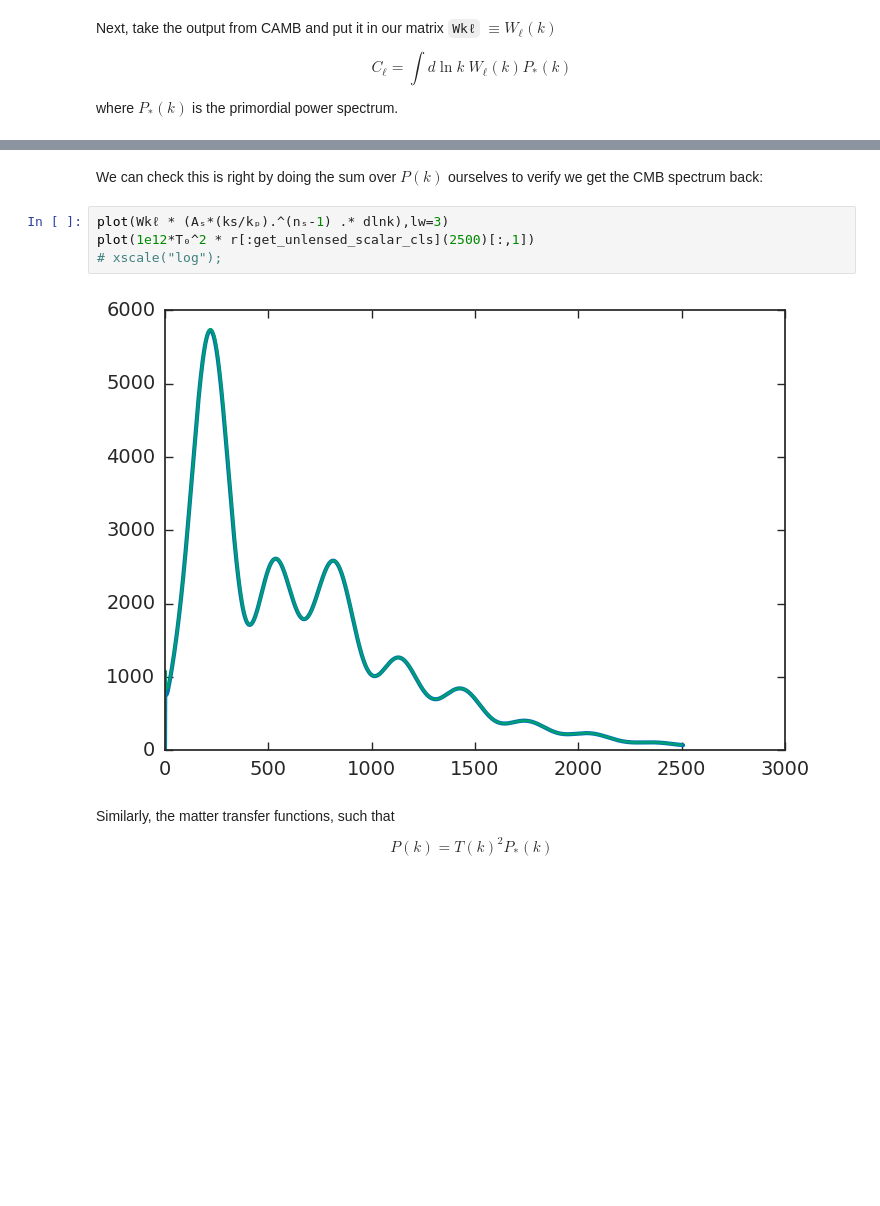
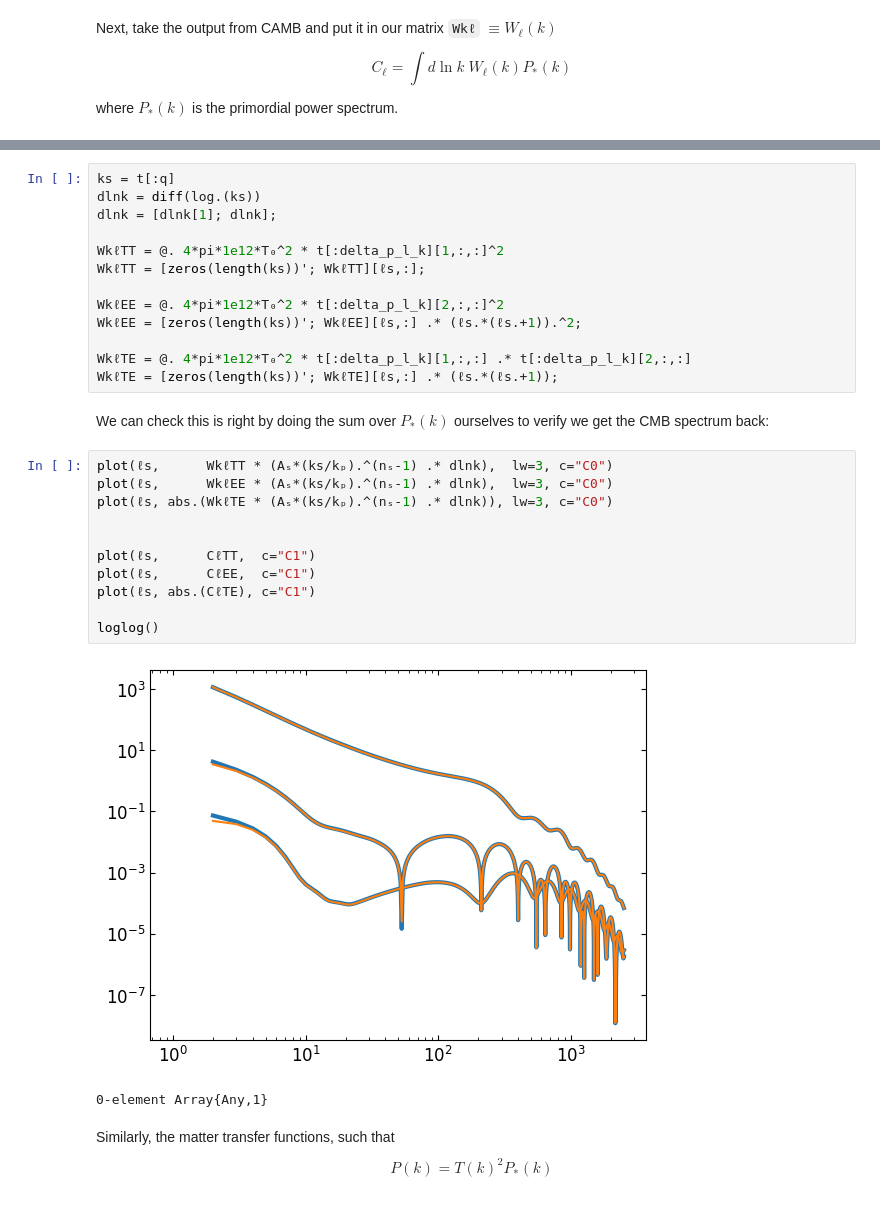
Before and after one commit to marius311/mpk_compilation, a Jupyter notebook: tegfig.ipynb, the cells around one changed output, grey strips where cells are left out. Saved outputs shown, nothing was run; the diff lists cells and outputs as text; blank space fills up the shorter version.

```diff
--- a/tegfig.ipynb
+++ b/tegfig.ipynb
@@ -58,11 +55,32 @@ Wkℓ = [zeros(length(ks))'; Wkℓ][ℓs,:];
+# %%
+ks = t[:q]
+dlnk = diff(log.(ks))
+dlnk = [dlnk[1]; dlnk];
+
+WkℓTT = @. 4*pi*1e12*T₀^2 * t[:delta_p_l_k][1,:,:]^2
+WkℓTT = [zeros(length(ks))'; WkℓTT][ℓs,:];
+
+WkℓEE = @. 4*pi*1e12*T₀^2 * t[:delta_p_l_k][2,:,:]^2
+WkℓEE = [zeros(length(ks))'; WkℓEE][ℓs,:] .* (ℓs.*(ℓs.+1)).^2;
+
+WkℓTE = @. 4*pi*1e12*T₀^2 * t[:delta_p_l_k][1,:,:] .* t[:delta_p_l_k][2,:,:]
+WkℓTE = [zeros(length(ks))'; WkℓTE][ℓs,:] .* (ℓs.*(ℓs.+1));
 # %% [markdown]
-We can check this is right by doing the sum over $P(k)$ ourselves to verify we get the CMB spectrum back:
+We can check this is right by doing the sum over $P_*(k)$ ourselves to verify we get the CMB spectrum back:
-# %%
-plot(Wkℓ * (Aₛ*(ks/kₚ).^(nₛ-1) .* dlnk),lw=3)
-plot(1e12*T₀^2 * r[:get_unlensed_scalar_cls](2500)[:,1])
-# xscale("log");
-# %% [output]
-[figure, removed]
+# %%
+plot(ℓs,      WkℓTT * (Aₛ*(ks/kₚ).^(nₛ-1) .* dlnk),  lw=3, c="C0")
+plot(ℓs,      WkℓEE * (Aₛ*(ks/kₚ).^(nₛ-1) .* dlnk),  lw=3, c="C0")
+plot(ℓs, abs.(WkℓTE * (Aₛ*(ks/kₚ).^(nₛ-1) .* dlnk)), lw=3, c="C0")
+
+
+plot(ℓs,      CℓTT,  c="C1")
+plot(ℓs,      CℓEE,  c="C1")
+plot(ℓs, abs.(CℓTE), c="C1")
+
+loglog()
+# %% [output]
+[figure, added]
+0-element Array{Any,1}
 # %% [markdown]
 Similarly, the matter transfer functions, such that
 $$P(k) = T(k)^2 P_*(k)$$
```
Also changed, not shown: parts of 29 cells of this notebook.
